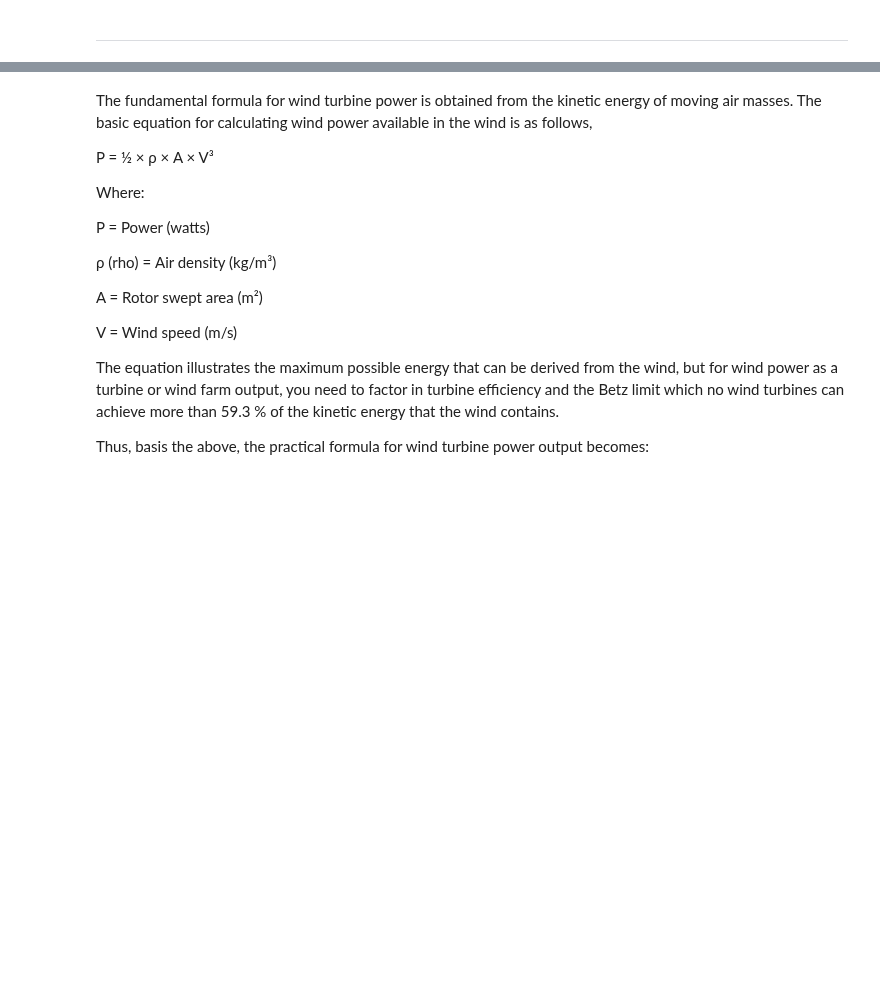
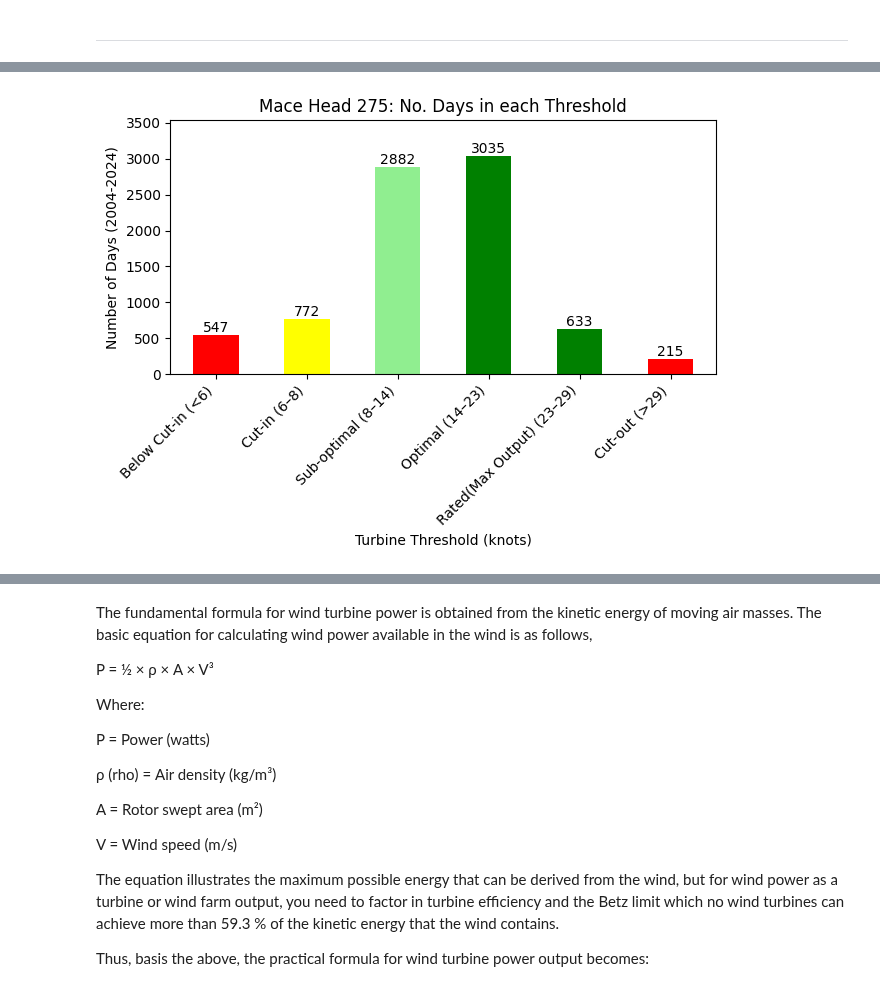
Before and after one commit to PectenMaximus/PFDA_2025_Project-, a Jupyter notebook: Project.ipynb, the cells around one changed output, grey strips where cells are left out. Cells and saved outputs as stored; diff of their text form; code cells hidden in the pictures; blank space fills up the shorter version.

```diff
--- a/Project.ipynb
+++ b/Project.ipynb
@@ -727,17 +827,39 @@ print(stage_counts)
 # %%
+# Define colours for each turbine stage
+stage_colours = {
+    "Below Cut-in (<6)": "red",
+    "Cut-out (>29)": "red",
+    "Cut-in (6–8)": "yellow",
+    "Sub-optimal (8–14)": "lightgreen",
+    "Optimal (14–23)": "green",
+    "Rated(Max Output) (23–29)": "green",
+}
+
+# Generate colour list in the same order as stage_counts
+bar_colours = [stage_colours[stage] for stage in stage_counts.index]
+
+
 # Plot number of days bar chart
 plt.figure()
-stage_counts.plot(kind="bar")
+stage_counts.plot(kind="bar", color=bar_colours)
 
 # Add call outs for each bar
 for i, v in enumerate(stage_counts):
     plt.text(i, v + 0.5, str(v), ha='center', va='bottom')
+
+# Generate colour list in the same order as stage_counts
+bar_colours = [stage_colours[stage] for stage in stage_counts.index]
+
+# Increase y-axis limit by 500 (Allow space for call outs)
+plt.ylim(0, stage_counts.max() + 500)
 
 # Chart details
 plt.title("Mace Head 275: No. Days in each Threshold")
 plt.xlabel("Turbine Threshold (knots)")
 plt.ylabel("Number of Days (2004-2024)")
 plt.xticks(rotation=45, ha="right")
 plt.tight_layout()
 plt.show()
+# %% [output]
+[figure, added]
 # %%
```
Also changed, not shown: parts of 23 cells of this notebook.
